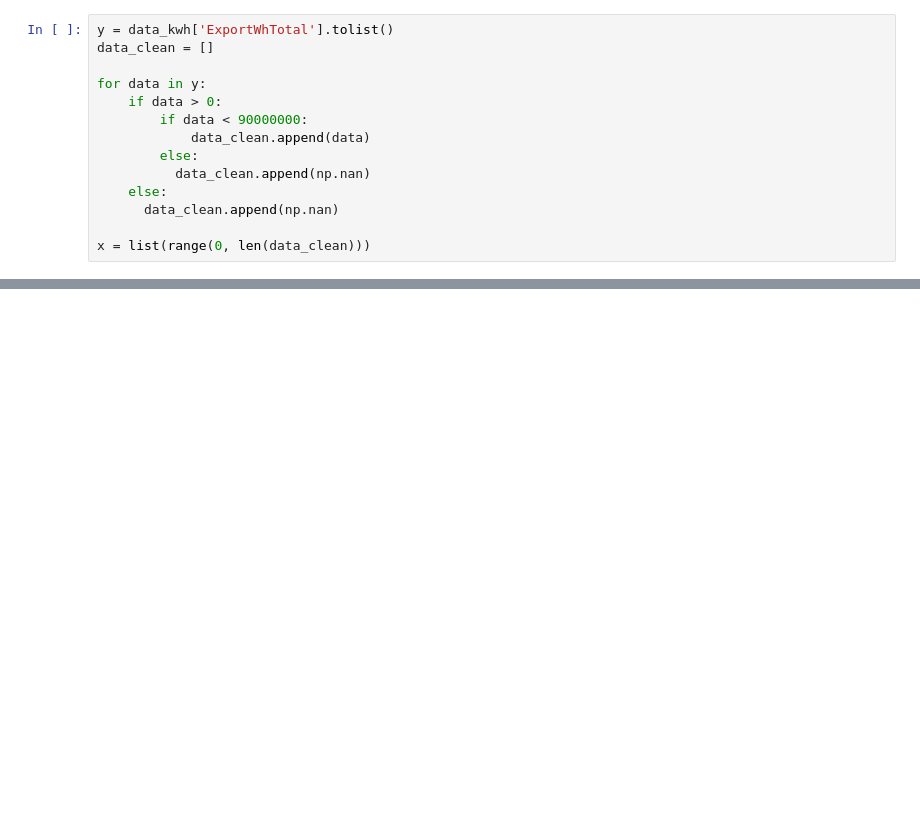
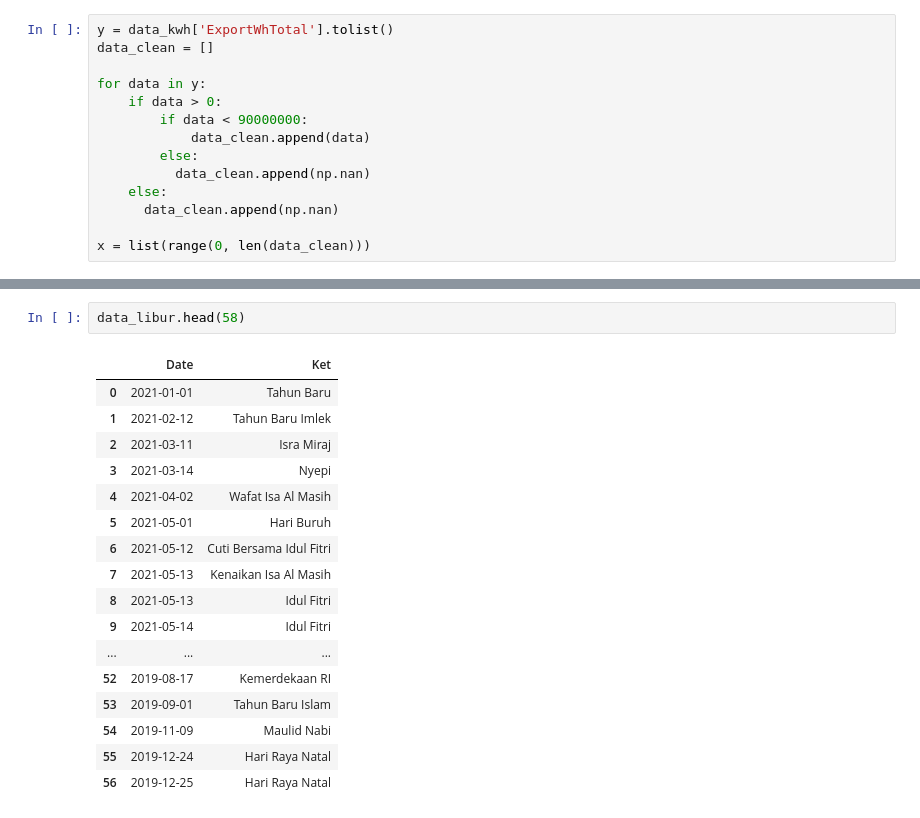
Before and after one commit to elianrichard/kwh_meter, a Jupyter notebook: KWh_Meter_Reading_Estimation_Algorithm.ipynb, the cells around one changed output, grey strips where cells are left out. Saved outputs shown, nothing was run; the diff lists cells and outputs as text; blank space fills up the shorter version.

```diff
--- a/KWh_Meter_Reading_Estimation_Algorithm.ipynb
+++ b/KWh_Meter_Reading_Estimation_Algorithm.ipynb
@@ -86,0 +82,20 @@ data_kwh.head()
+# %%
+data_libur.head(58)
+# %% [output]
+|  | Date | Ket |
+| 0 | 2021-01-01 | Tahun Baru |
+| 1 | 2021-02-12 | Tahun Baru Imlek |
+| 2 | 2021-03-11 | Isra Miraj |
+| 3 | 2021-03-14 | Nyepi |
+| 4 | 2021-04-02 | Wafat Isa Al Masih |
+| 5 | 2021-05-01 | Hari Buruh |
+| 6 | 2021-05-12 | Cuti Bersama Idul Fitri |
+| 7 | 2021-05-13 | Kenaikan Isa Al Masih |
+| 8 | 2021-05-13 | Idul Fitri |
+| 9 | 2021-05-14 | Idul Fitri |
+| ... | ... | ... |
+| 52 | 2019-08-17 | Kemerdekaan RI |
+| 53 | 2019-09-01 | Tahun Baru Islam |
+| 54 | 2019-11-09 | Maulid Nabi |
+| 55 | 2019-12-24 | Hari Raya Natal |
+| 56 | 2019-12-25 | Hari Raya Natal |
```
Also changed, not shown: parts of 9 cells of this notebook, 2 other files.
